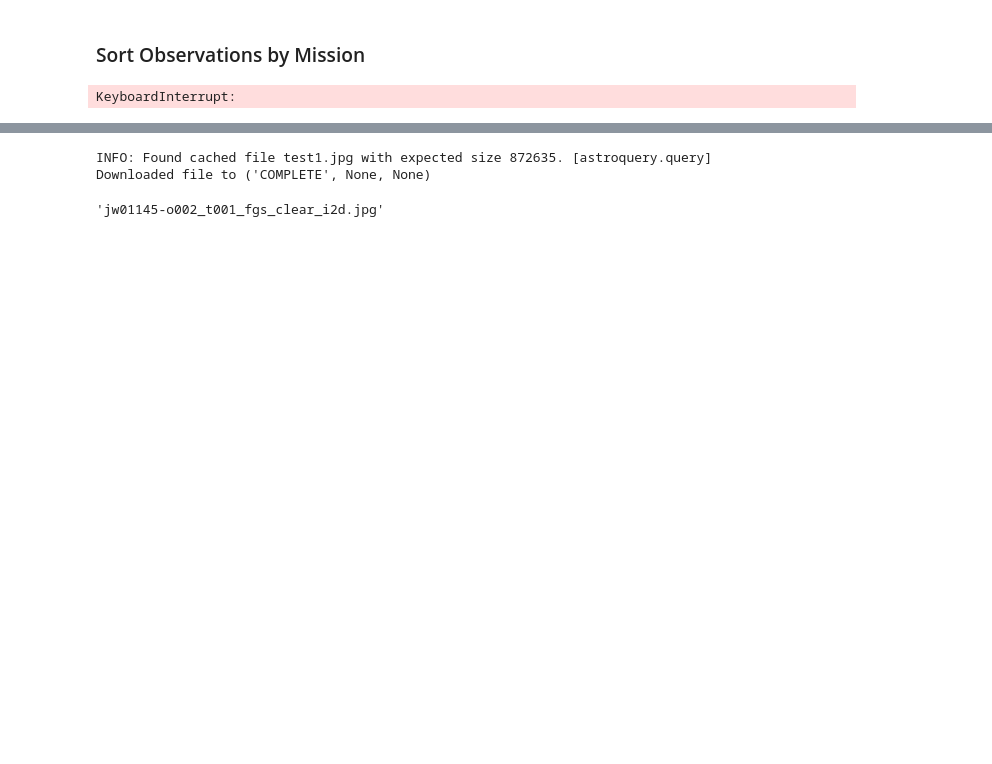
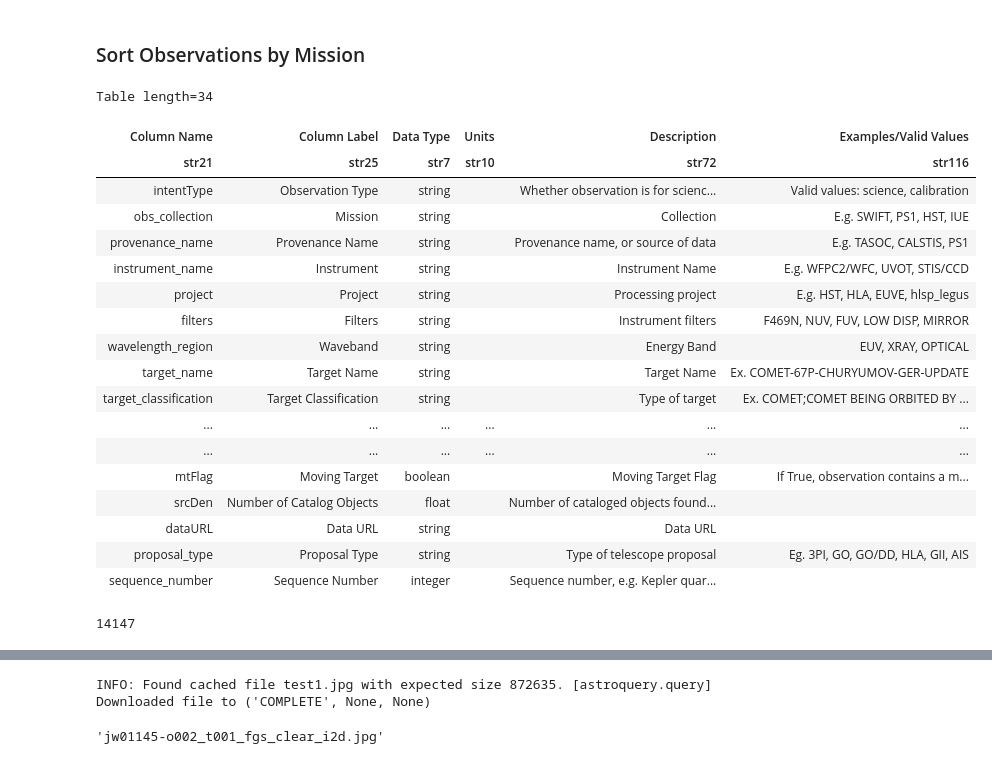
Before and after one commit to perindom/HWOsim, a Jupyter notebook: AccessingData.ipynb, the cells around one changed output, grey strips where cells are left out. Cells and saved outputs as stored; diff of their text form; code cells hidden in the pictures; blank space fills up the shorter version.

```diff
--- a/AccessingData.ipynb
+++ b/AccessingData.ipynb
@@ -6,11 +6,32 @@ import os
 ### Sort Observations by Mission
 # %%
 meta_table = Observations.get_metadata("observations")
+meta_table
+# %% [output]
+Table length=34
+| Column Name | Column Label | Data Type | Units | Description | Examples/Valid Values |
+| str21 | str25 | str7 | str10 | str72 | str116 |
+| intentType | Observation Type | string |  | Whether observation is for scienc... | Valid values: science, calibration |
+| obs_collection | Mission | string |  | Collection | E.g. SWIFT, PS1, HST, IUE |
+| provenance_name | Provenance Name | string |  | Provenance name, or source of data | E.g. TASOC, CALSTIS, PS1 |
+| instrument_name | Instrument | string |  | Instrument Name | E.g. WFPC2/WFC, UVOT, STIS/CCD |
+| project | Project | string |  | Processing project | E.g. HST, HLA, EUVE, hlsp_legus |
+| filters | Filters | string |  | Instrument filters | F469N, NUV, FUV, LOW DISP, MIRROR |
+| wavelength_region | Waveband | string |  | Energy Band | EUV, XRAY, OPTICAL |
+| target_name | Target Name | string |  | Target Name | Ex. COMET-67P-CHURYUMOV-GER-UPDATE |
+| target_classification | Target Classification | string |  | Type of target | Ex. COMET;COMET BEING ORBITED BY ... |
+| ... | ... | ... | ... | ... | ... |
+| ... | ... | ... | ... | ... | ... |
+| mtFlag | Moving Target | boolean |  | Moving Target Flag | If True, observation contains a m... |
+| srcDen | Number of Catalog Objects | float |  | Number of cataloged objects found... |  |
+| dataURL | Data URL | string |  | Data URL |  |
+| proposal_type | Proposal Type | string |  | Type of telescope proposal | Eg. 3PI, GO, GO/DD, HLA, GII, AIS |
+| sequence_number | Sequence Number | integer |  | Sequence number, e.g. Kepler quar... |  |
 # %%
-jw = Observations.query_criteria(obs_collection='JWST')
+jw = Observations.query_criteria(calib_level=3, intentType='science', dataproduct_type='IMAGE', obs_collection='JWST')
-# %% [output]
-KeyboardInterrupt:
 # %%
-Observations.query_criteria_count(obs_collection='JWST')
+Observations.query_criteria_count(calib_level=3, intentType='science', dataproduct_type='IMAGE', obs_collection='JWST')
+# %% [output]
+14147
 # %%
 datalist = jw[jw['dataproduct_type'] == 'image']
```
Also changed, not shown: parts of 7 cells of this notebook, 2 other files.
